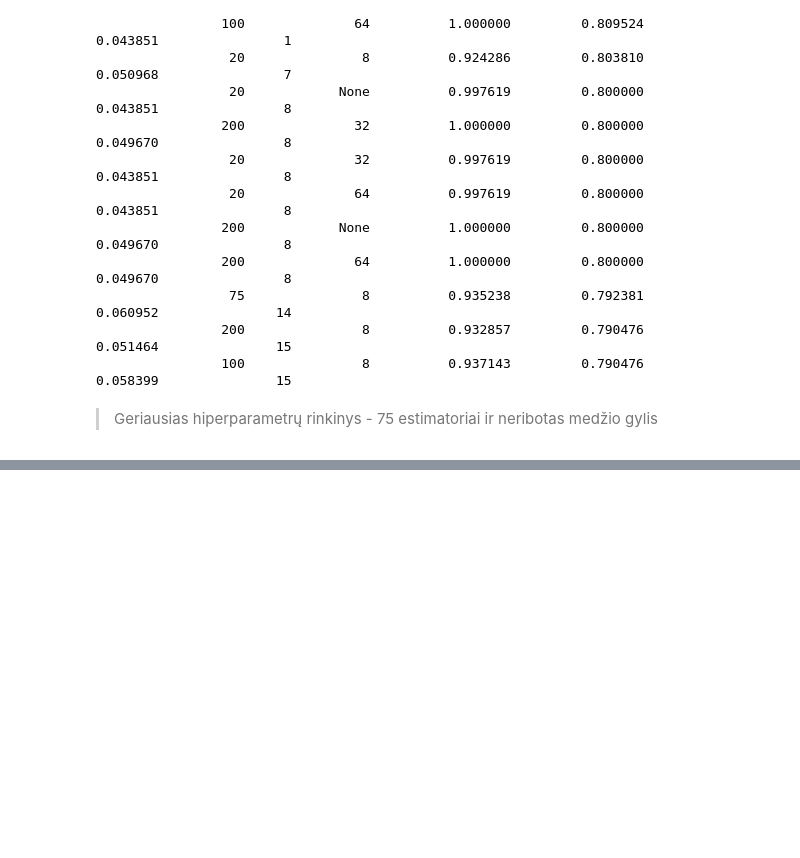
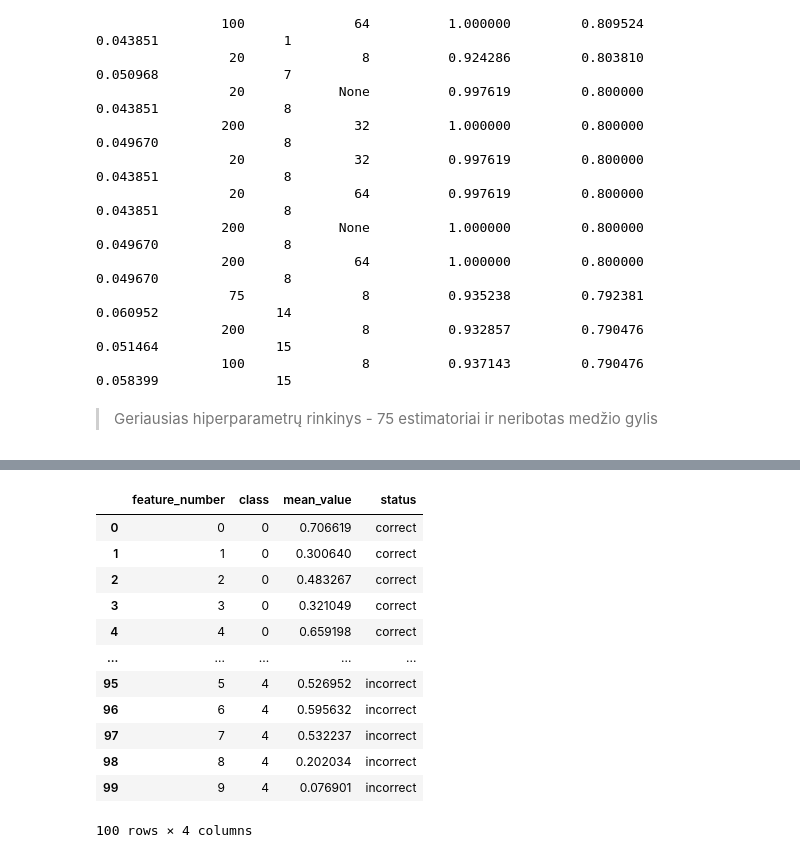
Before and after one commit to lukasjanusauskas/ais-duomenu-vizualizavimas, a Jupyter notebook: 4 Lab/RF.ipynb, the cells around one changed output, grey strips where cells are left out. Drawn from its saved outputs; the diff is of its cells as text; code cells hidden in the pictures; blank space fills up the shorter version.

```diff
--- a/4 Lab/RF.ipynb
+++ b/4 Lab/RF.ipynb
@@ -336,0 +337,51 @@ plt.show()
+# %%
+unique_cls = np.unique(labels_encoded)
+y_pred = rf_optim.predict(X_test)
+correct = y_pred == y_test
+
+class_data = {
+    'correct': {},
+    'incorrect': {}
+}
+
+for cls in unique_cls:
+    class_data['correct'][cls] = np.mean(X_test\
+        .reshape((-1, 25, 10))\
+        [correct & (y_test == cls)], axis=0
+    ).mean(axis=0)
+
+    class_data['incorrect'][cls] = np.mean(X_test\
+        .reshape((-1, 25, 10))\
+        [~correct & (y_test == cls)], axis=0
+    ).mean(axis=0)
+# %%
+df = pd.DataFrame(
+    {(status, label): values
+     for status, classes in class_data.items()
+     for label, values in classes.items()}
+)
+# %%
+df['correct', 'feature_number'] = np.arange(df.shape[0])
+df['incorrect', 'feature_number'] = np.arange(df.shape[0])
+# %%
+df_correct = df['correct'].melt(id_vars='feature_number', var_name='class', value_name='mean_value')
+df_correct['status'] = 'correct'
+
+df_incorrect = df['incorrect'].melt(id_vars='feature_number', var_name='class', value_name='mean_value')
+df_incorrect['status'] = 'incorrect'
+
+pd.concat([df_correct, df_incorrect], ignore_index=True)
+# %% [output]
+|  | feature_number | class | mean_value | status |
+| 0 | 0 | 0 | 0.706619 | correct |
+| 1 | 1 | 0 | 0.300640 | correct |
+| 2 | 2 | 0 | 0.483267 | correct |
+| 3 | 3 | 0 | 0.321049 | correct |
+| 4 | 4 | 0 | 0.659198 | correct |
+| ... | ... | ... | ... | ... |
+| 95 | 5 | 4 | 0.526952 | incorrect |
+| 96 | 6 | 4 | 0.595632 | incorrect |
+| 97 | 7 | 4 | 0.532237 | incorrect |
+| 98 | 8 | 4 | 0.202034 | incorrect |
+| 99 | 9 | 4 | 0.076901 | incorrect |
+100 rows × 4 columns
```
Also changed, not shown: parts of 6 cells of this notebook.
